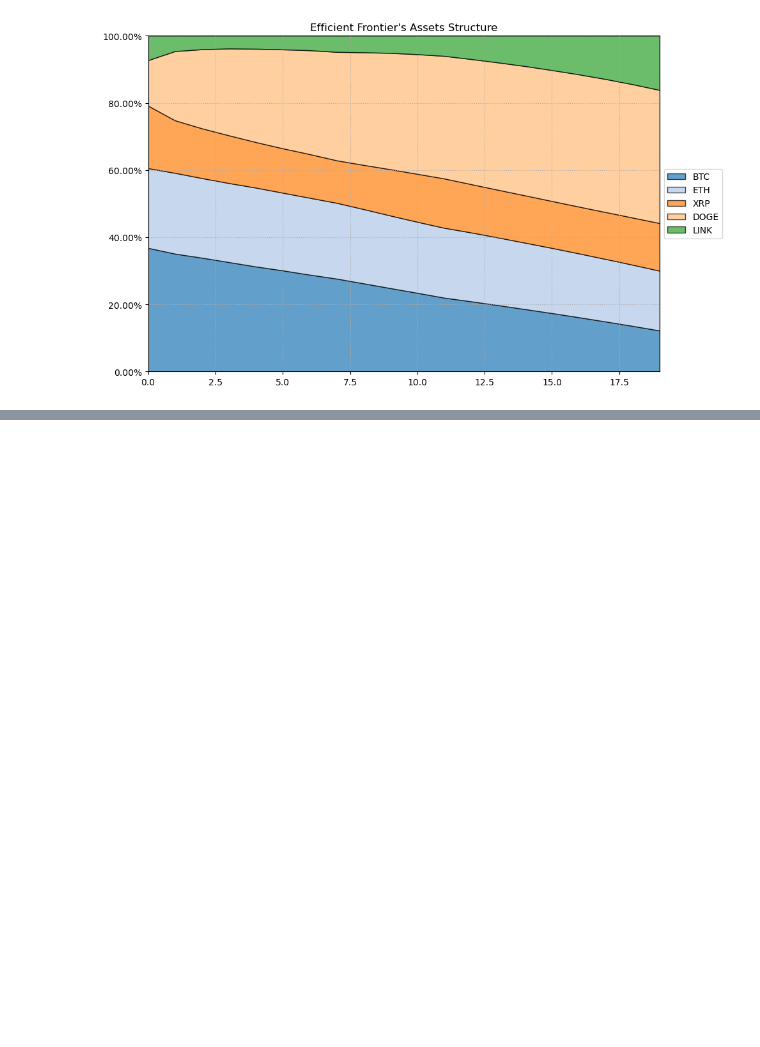
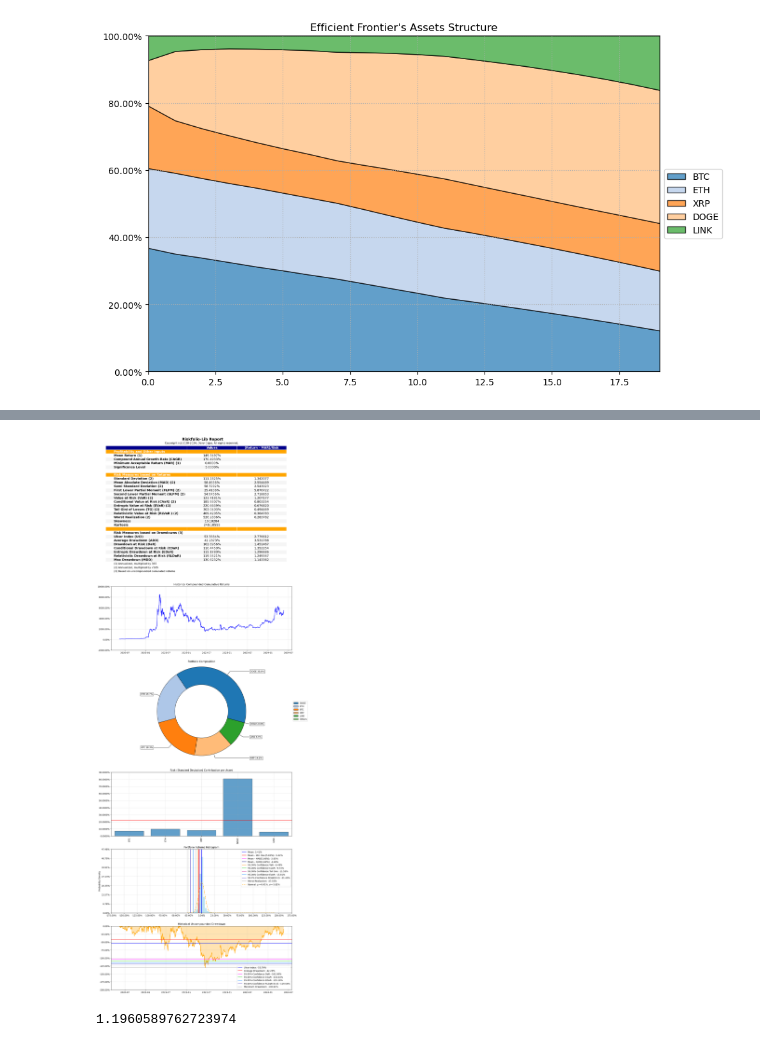
Before and after one commit to bamarasingam/meme_portfolio, a Jupyter notebook: riskfolio_port.ipynb, the cells around one changed output, grey strips where cells are left out. Cells and saved outputs as stored; diff of their text form; code cells hidden in the pictures; blank space fills up the shorter version.

```diff
--- a/riskfolio_port.ipynb
+++ b/riskfolio_port.ipynb
@@ -185,0 +235,65 @@ array([<Axes: title={'center': 'Historical Compounded Cumulative Returns'}>,
+# %%
+ax = rp.jupyter_report(returns,
+                       w = w,
+                       rm='MV',
+                       rf=0,
+                       alpha=0.05,
+                       height=6,
+                       width=14,
+                       others=0.05,
+                       nrow=25,
+                       t_factor=365,
+                       days_per_year=365)
+# %% [output]
+[figure, added]
+# %%
+def MDD_Abs(X):
+    r"""
+    Calculate the Maximum Drawdown (MDD) of a returns series
+    using uncompounded cumulative returns.
+
+    .. math::
+        \text{MDD}(X) = \max_{j \in (0,T)} \left [\max_{t \in (0,j)}
+        \left ( \sum_{i=0}^{t}X_{i} \right ) - \sum_{i=0}^{j}X_{i}  \right ]
+
+    Parameters
+    ----------
+    X : 1d-array
+        Returns series, must have Tx1 size.
+
+    Raises
+    ------
+    ValueError
+        When the value cannot be calculated.
+
+    Returns
+    -------
+    value : float
+        MDD of an uncompounded cumulative returns.
+
+    """
+
+    a = np.array(X, ndmin=2)
+    if a.shape[0] == 1 and a.shape[1] > 1:
+        a = a.T
+    if a.shape[0] > 1 and a.shape[1] > 1:
+        raise ValueError("returns must have Tx1 size")
+
+    prices = np.insert(np.array(a), 0, 1, axis=0)
+    NAV = np.cumsum(np.array(prices), axis=0)
+    value = 0
+    peak = -99999
+    for i in NAV:
+        if i > peak:
+            peak = i
+        DD = peak - i
+        if DD > value:
+            value = DD
+
+    value = np.array(value).item()
+
+    return value
+
+MDD_Abs(returns['XRP'])
+# %% [output]
+1.1960589762723974
```
Also changed, not shown: parts of 14 cells of this notebook, 1 other file.
